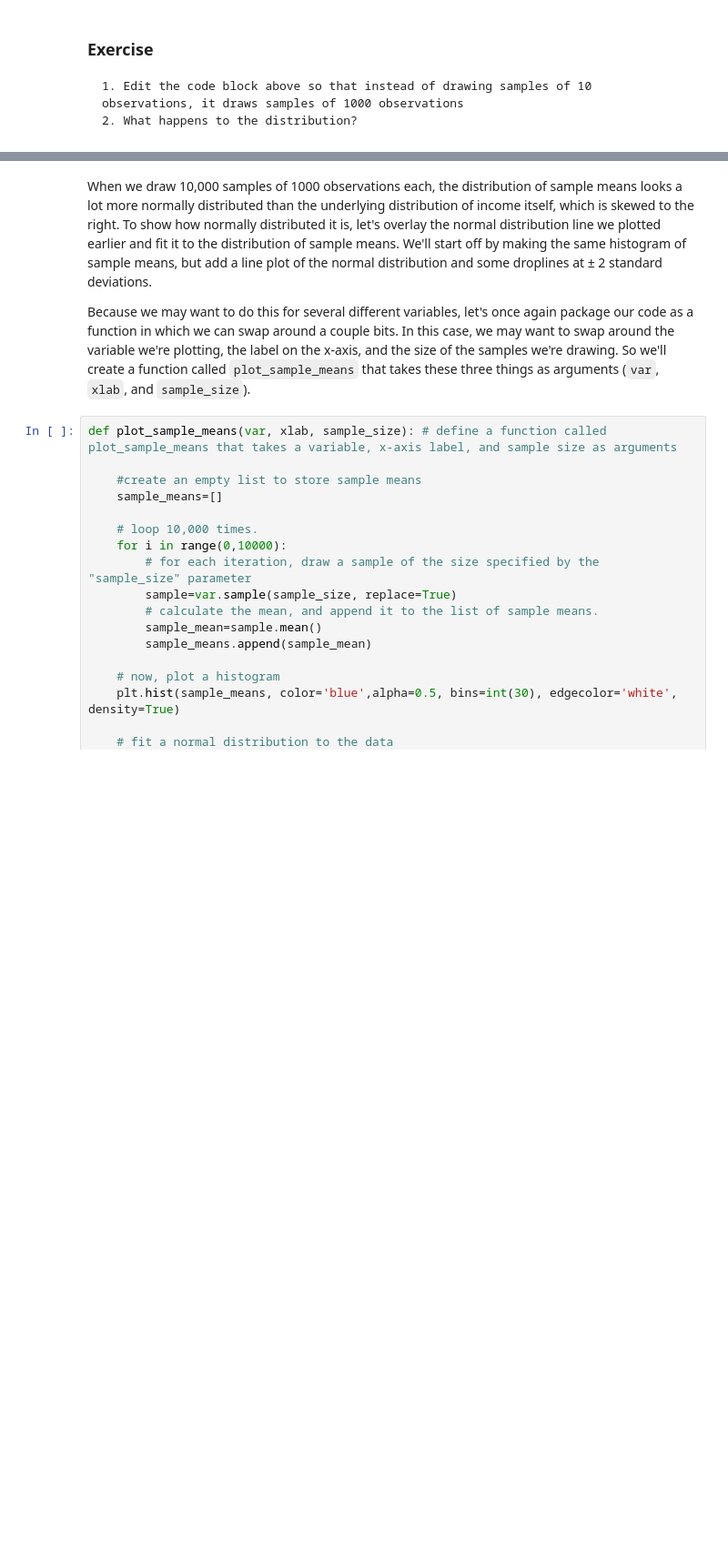
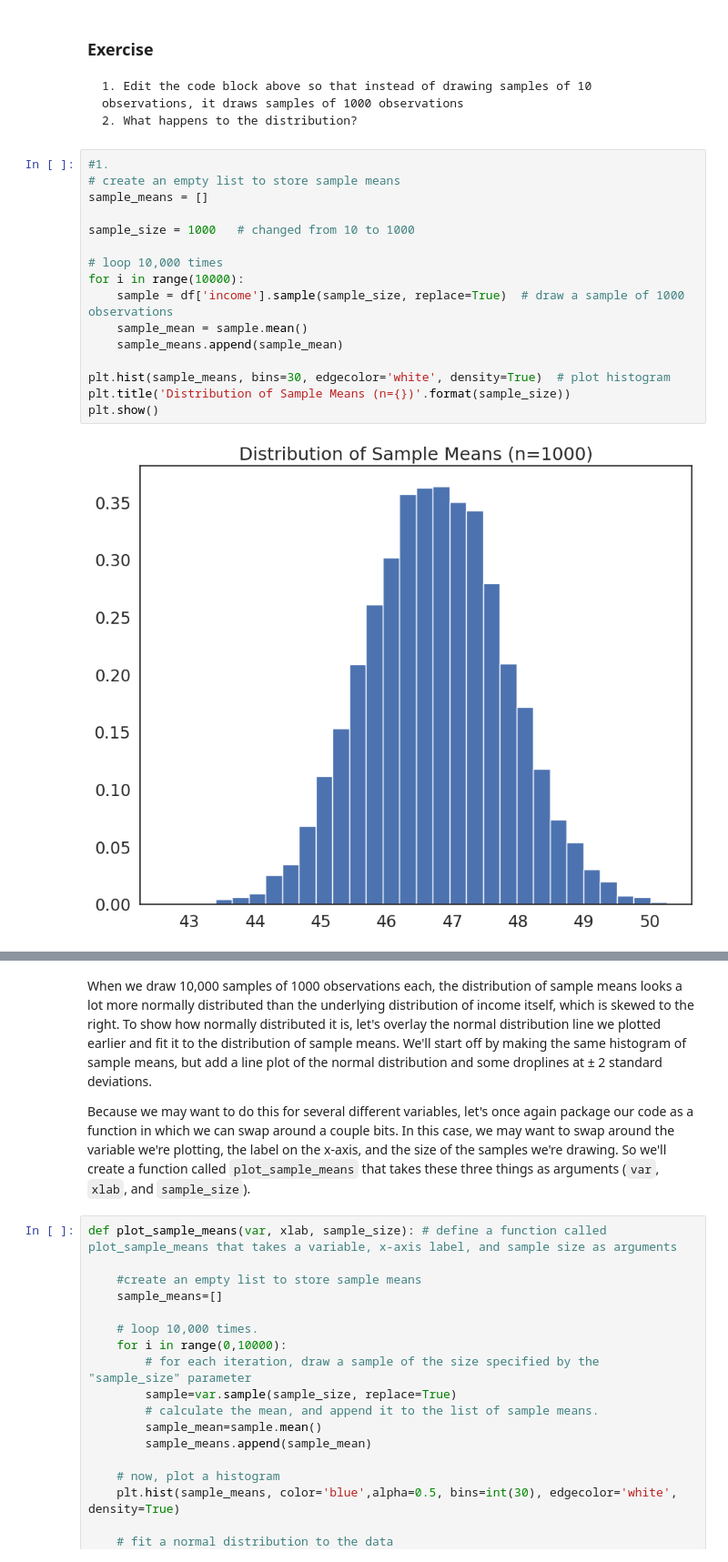
Before and after one commit to ElynZeng/QM2, a Jupyter notebook: notebooks/W05. Distributions and Basic Statistics.ipynb, the cells around one changed output, grey strips where cells are left out. Shown: that part at 91% size. Drawn from its saved outputs; the diff is of its cells as text; blank space fills up the shorter version.

```diff
--- a/notebooks/W05. Distributions and Basic Statistics.ipynb
+++ b/notebooks/W05. Distributions and Basic Statistics.ipynb
@@ -405,3 +520,21 @@ plt.show()
 
     1. Edit the code block above so that instead of drawing samples of 10 observations, it draws samples of 1000 observations
     2. What happens to the distribution?
+# %%
+#1.
+# create an empty list to store sample means
+sample_means = []
+
+sample_size = 1000   # changed from 10 to 1000
+
+# loop 10,000 times
+for i in range(10000):
+    sample = df['income'].sample(sample_size, replace=True)  # draw a sample of 1000 observations
+    sample_mean = sample.mean()
+    sample_means.append(sample_mean)
+
+plt.hist(sample_means, bins=30, edgecolor='white', density=True)  # plot histogram
+plt.title('Distribution of Sample Means (n={})'.format(sample_size))
+plt.show()
+# %% [output]
+[figure, added]
```
Also changed, not shown: parts of 16 cells of this notebook.
